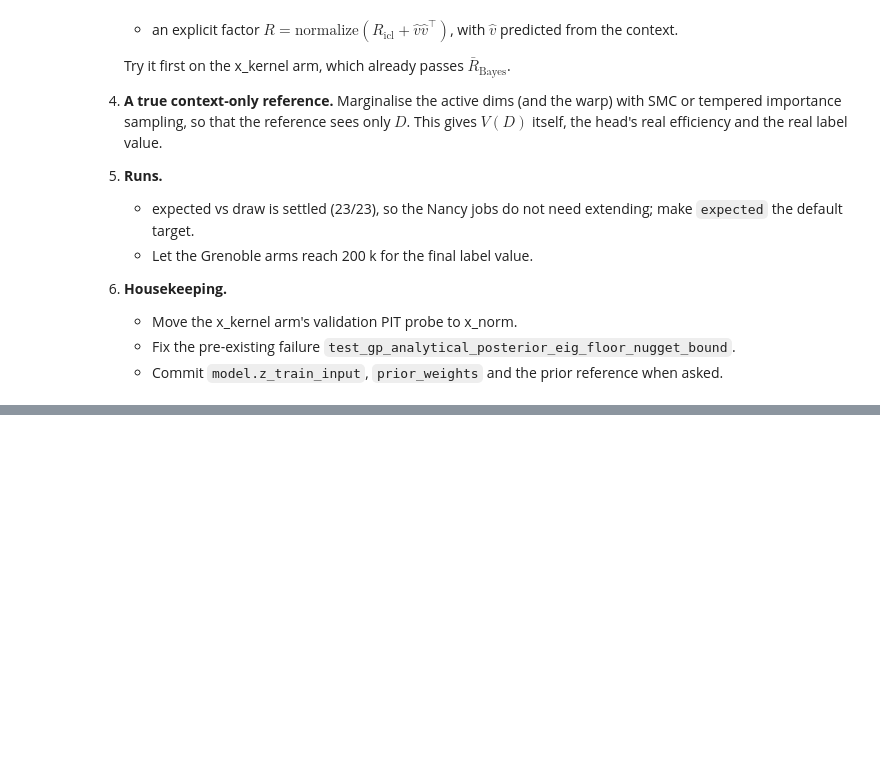
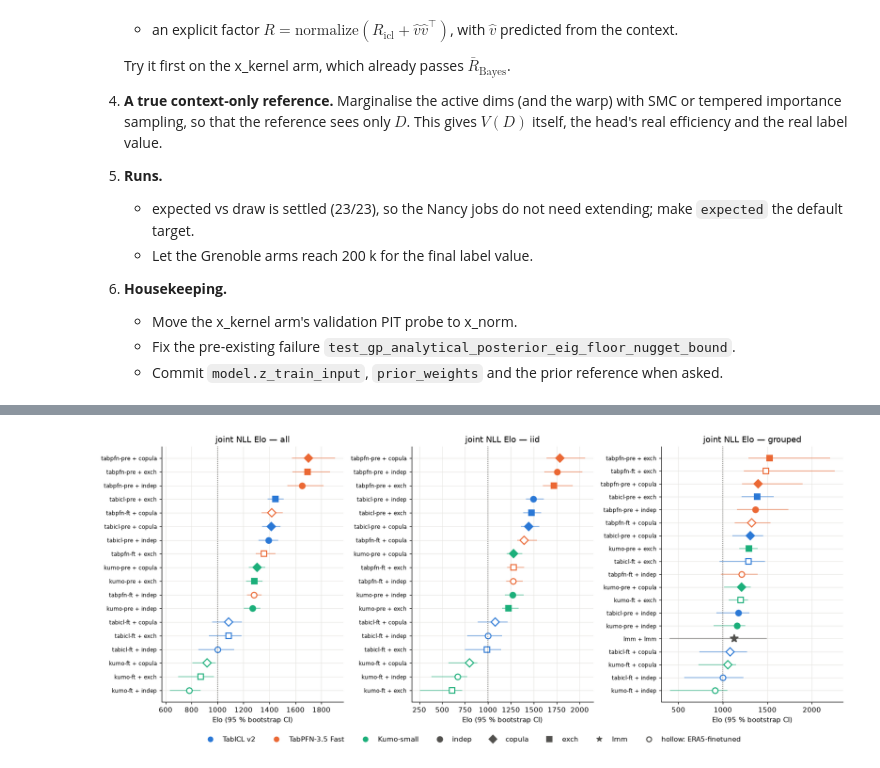
Before and after one commit to Tristan22400/Copula-inter-instance, a Jupyter notebook: notebooks/experiments.ipynb, the cells around one changed output, grey strips where cells are left out. Cells and saved outputs as stored; diff of their text form; code cells hidden in the pictures; blank space fills up the shorter version.

```diff
--- a/notebooks/experiments.ipynb
+++ b/notebooks/experiments.ipynb
@@ -1926,0 +2118,4 @@ copula can exploit.
+# %%
+ELO = {s: pd.read_csv(BA / f"compare/joint_nll/{s}.csv") for s in ["all", "iid", "grouped", "temporal"]}
+pd.concat({s: e.set_index("method")[["elo", "elo-", "elo+", "mean_rank", "winrate"]] for s, e in ELO.items()},
+          axis=1).sort_values(("all", "elo"), ascending=False).round(2)
@@ -1926,0 +2142,24 @@ copula can exploit.
+# %%
+VAR_MK = {"indep": "o", "copula": "D", "exch": "s", "lmm": "*"}
+fig, axes = plt.subplots(1, 3, figsize=(15, 6), sharey=False)
+for ax, scope in zip(axes, ["all", "iid", "grouped"]):
+    e = ELO[scope].sort_values("elo")
+    y = np.arange(len(e))
+    for yi, (_, r) in zip(y, e.iterrows()):
+        marg, var = r["method"].split("+")
+        col = COLORS[BA_MARG[marg][0]] if marg in BA_MARG else "#52514e"
+        pre = marg.endswith("-pre") or marg == "lmm"
+        ax.errorbar(r["elo"], yi, xerr=[[r["elo-"]], [r["elo+"]]], fmt="none", ecolor=col, alpha=0.5, lw=1.5)
+        ax.plot(r["elo"], yi, VAR_MK[var], ms=8 if var != "lmm" else 12, color=col, mfc=col if pre else "white",
+                mew=1.5)
+    ax.set_yticks(y, [m.replace("+", " + ") for m in e["method"]], fontsize=8)
+    ax.axvline(1000, color="#52514e", lw=1, ls=":")
+    ax.set(title=f"joint NLL Elo — {scope}", xlabel="Elo (95 % bootstrap CI)")
+handles = [Line2D([], [], marker="o", ls="none", color=COLORS[b], ms=7, label=MARGINAL_NAME[b]) for b in COLORS]
+handles += [Line2D([], [], marker=VAR_MK[v], ls="none", color="#52514e", ms=8, label=v) for v in VAR_MK]
+handles += [Line2D([], [], marker="o", ls="none", color="#52514e", mfc="white", mew=1.5, ms=7,
+                   label="hollow: ERA5-finetuned")]
+fig.legend(handles=handles, loc="lower center", ncol=8, bbox_to_anchor=(0.5, -0.06))
+fig.tight_layout()
+# %% [output]
+[figure, added]
```
Also changed, not shown: parts of 12 cells of this notebook, 41 other files.
